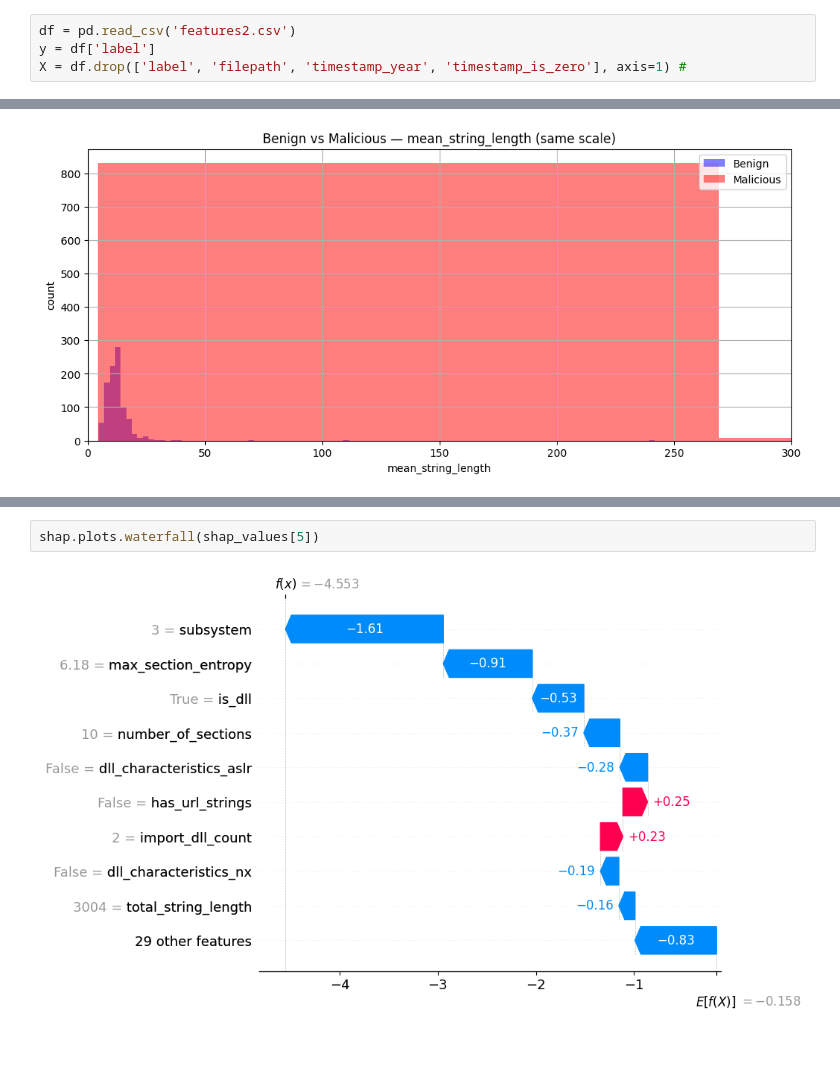
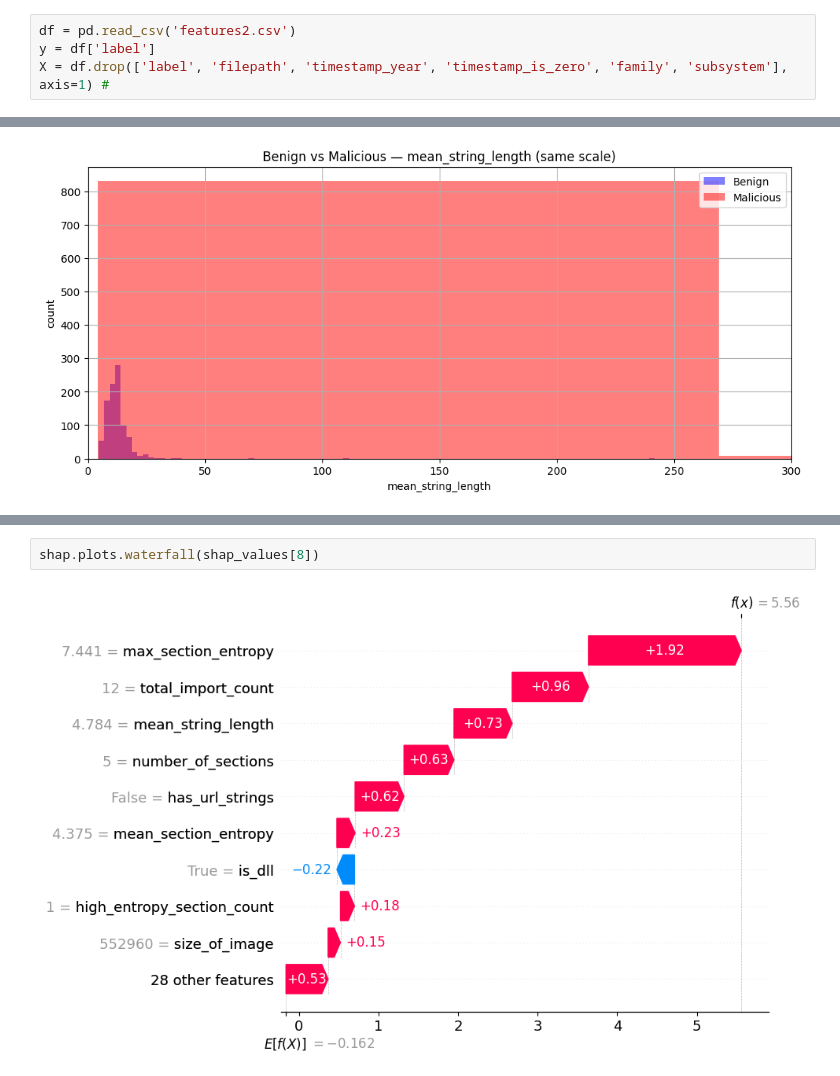
Before and after one commit to Keyboris/PE-pasrser, a Jupyter notebook: ml_training/notenook.ipynb, the cells around one changed output, grey strips where cells are left out. Saved outputs shown, nothing was run; the diff lists cells and outputs as text; blank space fills up the shorter version.

Commit message:
add more graphs

```diff
--- a/ml_training/notenook.ipynb
+++ b/ml_training/notenook.ipynb
@@ -5,7 +7,7 @@ from sklearn.model_selection import train_test_split
 # %%
 df = pd.read_csv('features2.csv')
 y = df['label']
-X = df.drop(['label', 'filepath', 'timestamp_year', 'timestamp_is_zero'], axis=1) #
+X = df.drop(['label', 'filepath', 'timestamp_year', 'timestamp_is_zero', 'family', 'subsystem'], axis=1) #
 # %%
 X_train, X_test, y_train, y_test = train_test_split(X, y, test_size=0.2, random_state=42, stratify=y)
 # %%
@@ -109,7 +176,7 @@ shap.plots.beeswarm(shap_values)
 # %%
-shap.plots.waterfall(shap_values[5])
+shap.plots.waterfall(shap_values[8])
 # %% [output]
-[figure, old version]
+[figure, new version]
 # %%
 import matplotlib.pyplot as plt
 from sklearn.model_selection import learning_curve
```
Also changed, not shown: parts of 14 cells of this notebook.
